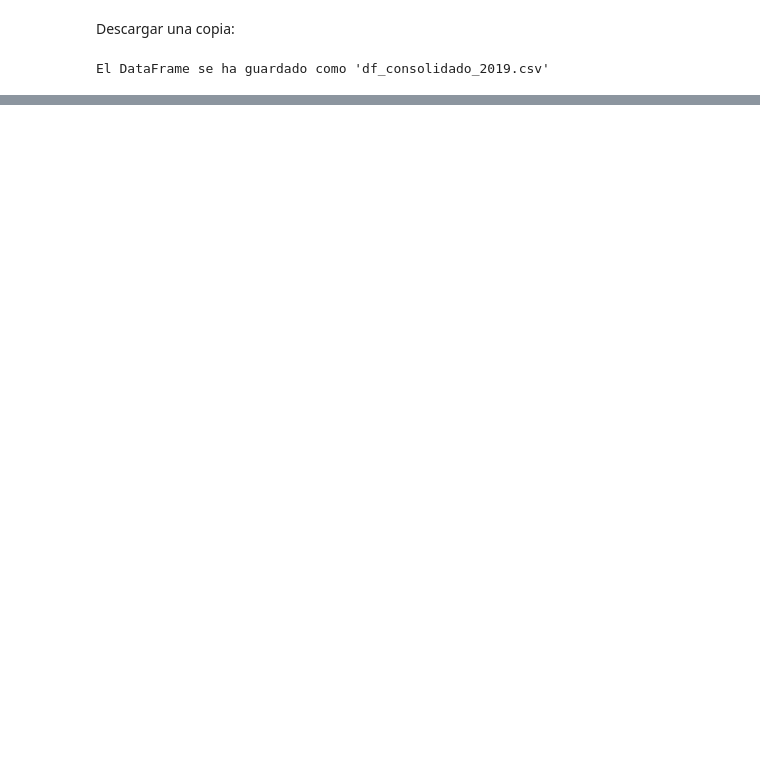
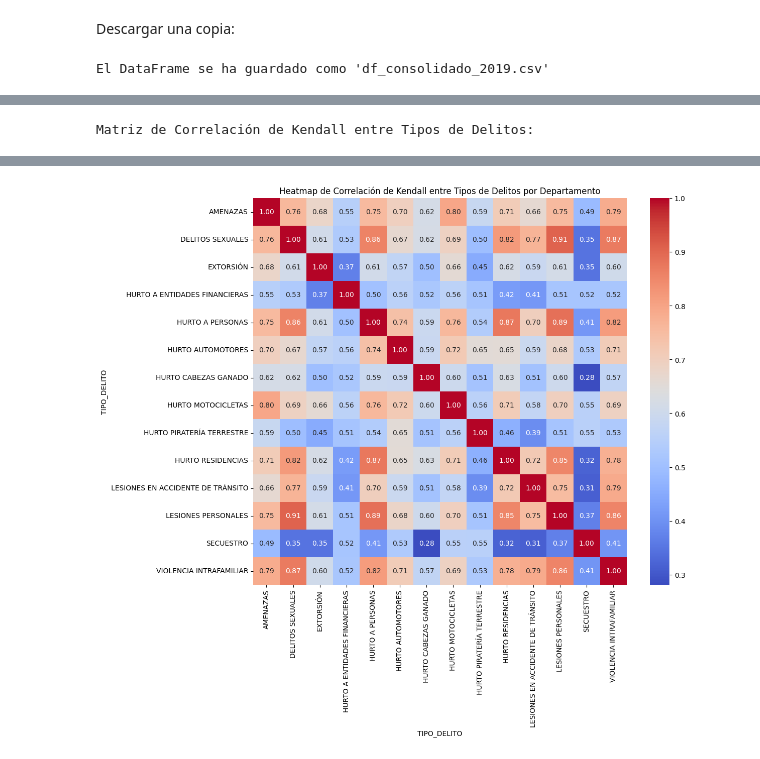
Before and after one commit to ustadistica/Datos-abiertos-Seguridad-y-Convivencia, a Jupyter notebook: notebooks/2019_observatorio.ipynb, the cells around one changed output, grey strips where cells are left out. Cells and saved outputs as stored; diff of their text form; code cells hidden in the pictures; blank space fills up the shorter version.

```diff
--- a/notebooks/2019_observatorio.ipynb
+++ b/notebooks/2019_observatorio.ipynb
@@ -594,3 +570,8 @@ Data columns (total 10 columns):
 dtypes: datetime64[ns](1), float64(1), object(8)
 memory usage: 58.4+ MB
 None
+# %%
+# Para hacer homogéneas las bases, es necesario omitir la indicación (CT) de la
+# base df y volver todas las denominaciones a mayúscula sostenida.
+df_consolidado_2019['MUNICIPIO'] = df_consolidado_2019['MUNICIPIO'].str.replace(r' \(CT\)', '', regex=True).str.upper()
+display(df_consolidado_2019['MUNICIPIO'].head())
@@ -623,0 +1002,23 @@ Review the code and identify inconsistencies in data loading, cleaning, and merg
+# %%
+# ===============================
+# Agrupación de delitos por departamento y tipo de delito
+# ===============================
+
+crime_by_department = (
+    df_master
+    .groupby(['DEPTO_FINAL', 'TIPO_DELITO'], as_index=False)['CANTIDAD']
+    .sum()
+)
+
+# Pasar de Series a DataFrame con unstack/pivot
+df_combinado_final_2019 = crime_by_department.pivot(
+    index='DEPTO_FINAL',
+    columns='TIPO_DELITO',
+    values='CANTIDAD'
+).fillna(0)
+
+# ===============================
+# Ver resultados
+# ===============================
+print("Tabla de delitos por departamento y tipo de delito:")
+display(df_combinado_final_2019.head(10))
@@ -623,0 +1110,14 @@ Review the code and identify inconsistencies in data loading, cleaning, and merg
+# %%
+# Calcular la matriz de correlación de Kendall
+correlation_matrix_kendall = df_combinado_final_2019.corr(method='kendall')
+
+print("Matriz de Correlación de Kendall entre Tipos de Delitos:")
+display(correlation_matrix_kendall)
+
+# Visualizar la matriz de correlación de Kendall con un heatmap
+plt.figure(figsize=(12, 10))
+sns.heatmap(correlation_matrix_kendall, annot=True, cmap='coolwarm', fmt=".2f")
+plt.title('Heatmap de Correlación de Kendall entre Tipos de Delitos por Departamento')
+plt.show()
+# %% [output]
+Matriz de Correlación de Kendall entre Tipos de Delitos:
@@ -623,0 +1140 @@ Review the code and identify inconsistencies in data loading, cleaning, and merg
+[figure, added]
```
Also changed, not shown: parts of 30 cells of this notebook.
